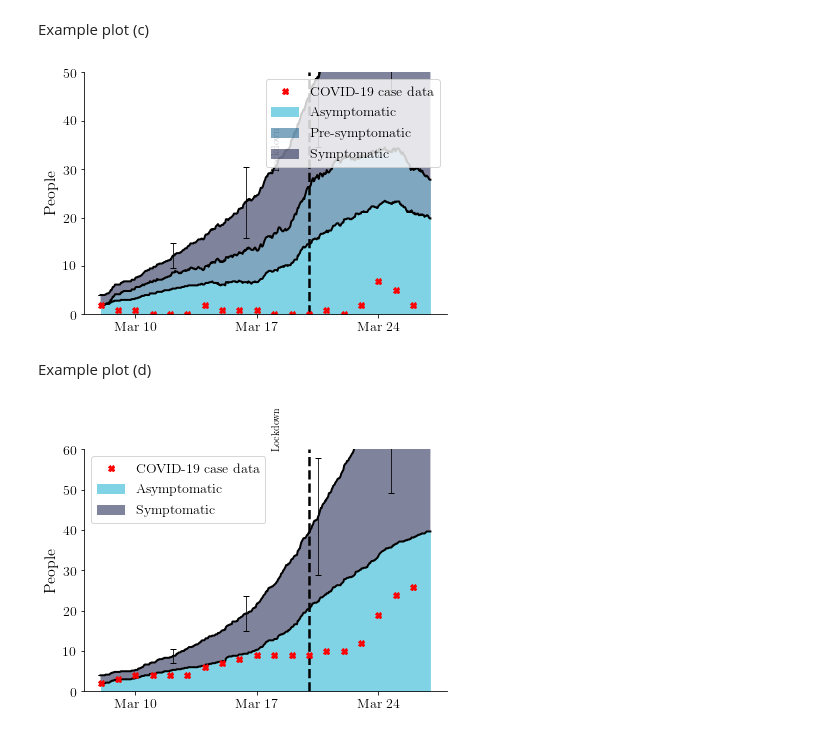
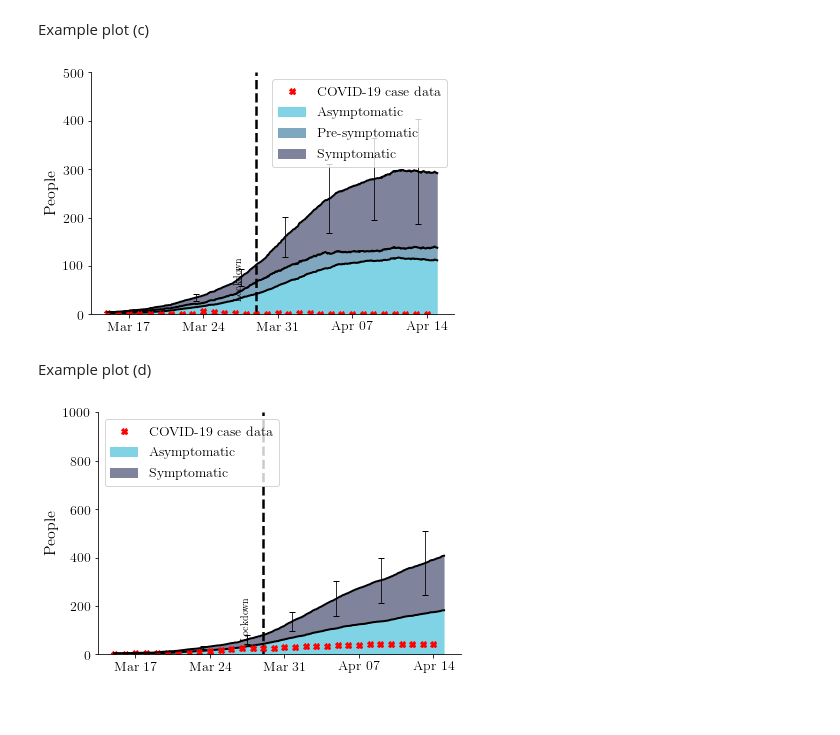
Before and after one commit to covid19-model/simulator, a Jupyter notebook: sim/sim-example.ipynb, the cells around one changed output. Drawn from its saved outputs; the diff is of its cells as text; code cells hidden in the pictures; blank space fills up the shorter version.

Commit message:
update example simulation notebook and bug fix in seeding from summary

```diff
--- a/sim/sim-example.ipynb
+++ b/sim/sim-example.ipynb
@@ -50,10 +48,10 @@ TO_HOURS = 24.0
 # %%
 # Choose random seed
 c = 0
-# Set it
 np.random.seed(c)
+
 # Define prefix string used to save plots
-runstr = f'run{c}_'
+runstr = f'example_run{c}_'
 # %% [markdown]
 #### Set the number of roll-outs to simulate
 # %%
@@ -208,24 +120,3 @@ See `measures.py` for other options.
-# %%
-lockdown_at_day = 12
-
-example_measures = [
-
-    # education, social sites, and offices close after 1 week
-    BetaMultiplierMeasureByType(
-        t_window=Interval(lockdown_at_day * TO_HOURS, max_time),
-        beta_multiplier={
-            'education': 0.0,
-            'social': 0.0,
-            'bus_stop': 1.0,
-            'office': 0.0,
-            'supermarket': 1.0
-        }),
-
-    # less activities of all due to contact constraints after 1 week
-    SocialDistancingForAllMeasure(
-     t_window=Interval(lockdown_at_day * TO_HOURS, max_time),
-        p_stay_home=0.5)
-]
 # %% [markdown]
 Run the experiment using the parameters defined above and simulate in the future, with additional measures of varying duration.
 
@@ -243,3 +146,16 @@ summary_example = load_summary('summary_example.pk')
+# %%
+# create mob to obtain information
+with open(mob_settings, 'rb') as fp:
+    obj = pickle.load(fp)
+mob = MobilitySimulator(**obj)
+mob.simulate(max_time=max_time, lazy_contacts=True)
+
+
+unscaled_area_cases = collect_data_from_df(country=country, area=area, datatype='new',
+                                               start_date_string=start_date, end_date_string=end_date)
+
+
+sim_cases, unscaled_sim_cases = downsample_cases(unscaled_area_cases, mob=mob)
 # %% [markdown]
 Example plot (a)
 # %%
@@ -281,7 +197,7 @@ done. Best sigma found at: 0.01
 # %% [markdown]
 Example plot (c)
 # %%
-targets = new_cases.sum(axis=1)
+targets = sim_cases.sum(axis=1)
 targets = np.hstack((targets[0], np.diff(targets)))
 
 plotter = Plotter()
@@ -296,24 +212,24 @@ plotter.plot_daily_infected(
     lockdown_at=lockdown_at_day,
     lockdown_label_y=30,
     lockdown_label='Lockdown',
-    ymax=50)
+    ymax=500)
 # %% [output]
-[figure, old version]
+[figure, new version]
 # %% [markdown]
 Example plot (d)
 # %%
 plotter = Plotter()
 plotter.plot_cumulative_infected(
     summary_example,
     title='',
     filename=runstr + 'ex_03',
     figsize=(6, 4),
     legend_loc='upper left',
     errorevery=100, acc=1000,
     start_date=start_date,
     lockdown_at=lockdown_at_day,
     lockdown_label_y=60,
-    show_target=new_cases.sum(axis=1),
-    ymax=60)
+    show_target=sim_cases.sum(axis=1),
+    ymax=1000)
 # %% [output]
-[figure, old version]
+[figure, new version]
```
Also changed, not shown: parts of 32 cells of this notebook, 3 other files.
